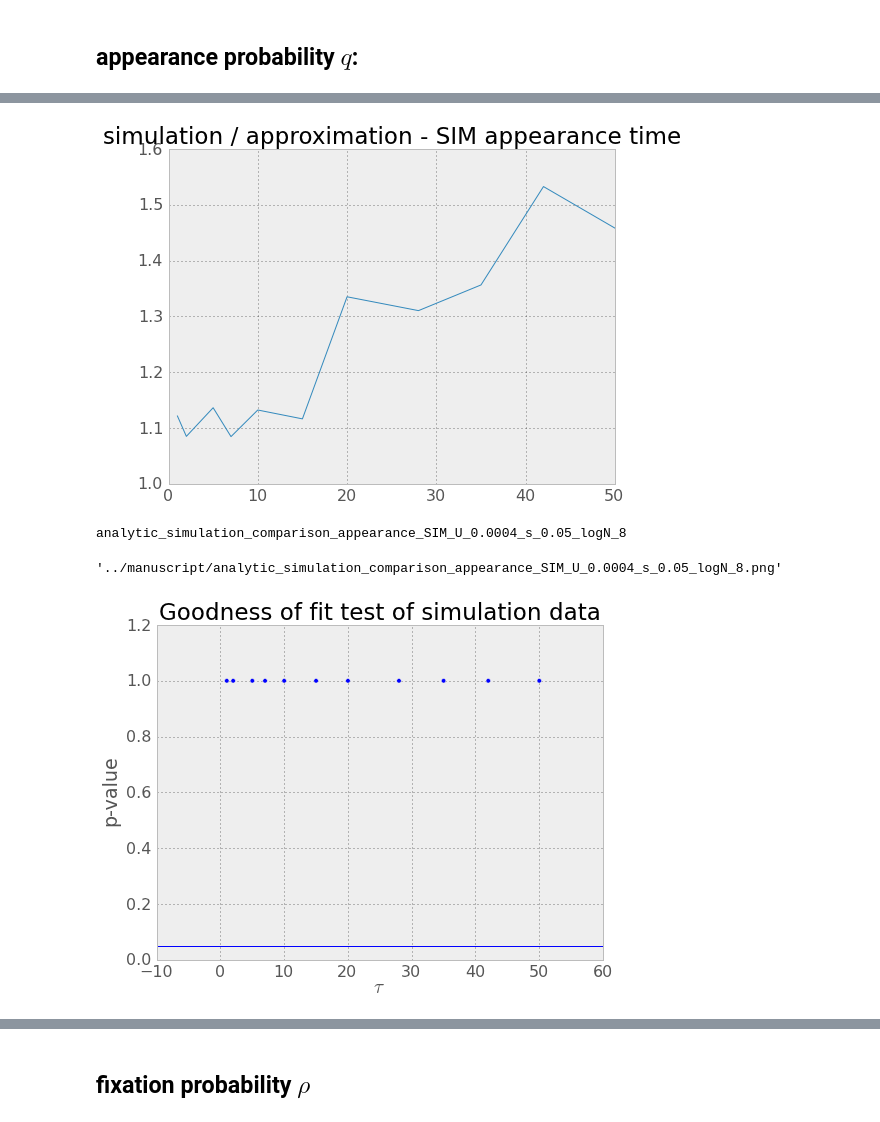
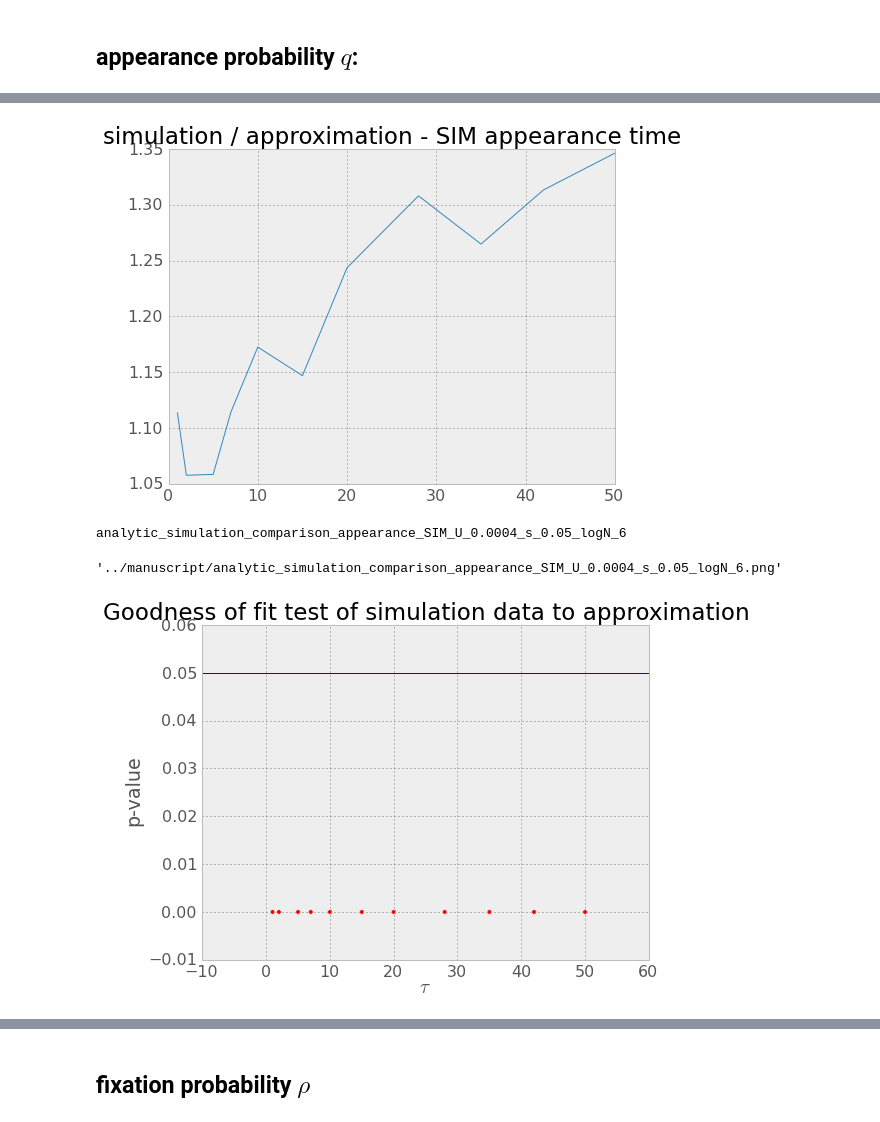
Before and after one commit to yoavram/ruggedsim, a Jupyter notebook: deterministic/notebook.ipynb, the cells around one changed output, grey strips where cells are left out. Cells and saved outputs as stored; diff of their text form; code cells hidden in the pictures.

```diff
--- a/deterministic/notebook.ipynb
+++ b/deterministic/notebook.ipynb
@@ -10,7 +10,7 @@ H = 2
 U = 0.0004 # Wielgoss et al. 2011
 # U = 0.003 # Drake 1991
 u = U * 0.2 / 1000 # Gordo, Perfeito, and Sousa 2011
-N = 1e8
+N = 1e6
 # %%
 print U < s
 print s / u < N < (s / u) ** 2
@@ -368,7 +368,7 @@ We load the results from `appearances.csv.gz`, a CSV file compressed with GZIP.
 import gzip
 import pandas as pd
 # %%
-with gzip.open("../stochastic/appearances_pop1e8.csv.gz") as f:
+with gzip.open("../stochastic/appearances_pop1e%d.csv.gz" % log10(N)) as f:
     df = pd.read_csv(f)
 df
 # %% [output]
@@ -391,6 +391,5 @@ time          240657  non-null values
 dtypes: float64(4), int64(10), object(4)
 # %%
-#s = 0.01
-N = 1e8
+s = 0.05
 print U,u,s,H, '%.2g' % N
 # %% [output]
@@ -450,8 +449,8 @@ adapt_time_se_sim = adapt_time_sd_sim / sqrt(len(adapt_time_sd_sim))
 def pearsons_chisquared_test_geometric(data, expected_mean=None):
     if expected_mean == None:
         expected_mean = mean(data)
-    obs = bincount(data)[1:]
+    obs = bincount(data)
     rv = st.geom(1./expected_mean)
-    exp = rv.pmf(range(1,len(obs) + 1)) * obs.sum() # 1 and +1 to avoid counting zeros which are not allowed in geometric dist.
-    chistat = ( (obs[i] - exp[i])**2 / exp[i] ).sum()
-    return st.chisqprob(chistat, (obs>0).sum() - 1)
+    exp = rv.pmf(range(len(obs))) * obs.sum()
+    chistat, pval = st.chisquare(obs[1:], exp[1:], 1)
+    return pval
@@ -520,19 +507,19 @@ ax.set_ylim((app_time_mean_sim.min() + app_time_se_sim.max(), app_time_mean_sim.
 plot(taus, [app_time_mean_sim[i] * appearance_sim_exact(TT,U,u,s,H) for i,TT in enumerate(taus)])
 title("simulation / approximation - SIM appearance time");
 # %% [output]
-[figure, old version]
+[figure, new version]
 # %%
 plot_filename = 'analytic_simulation_comparison_appearance_SIM_U_%.4f_s_%.2f_logN_%d' % (U,s,log10(N))
 print(plot_filename)
 save_figure(fig,ax,plot_filename)
 # %% [output]
-analytic_simulation_comparison_appearance_SIM_U_0.0004_s_0.05_logN_8
+analytic_simulation_comparison_appearance_SIM_U_0.0004_s_0.05_logN_6
-'../manuscript/analytic_simulation_comparison_appearance_SIM_U_0.0004_s_0.05_logN_8.png'
+'../manuscript/analytic_simulation_comparison_appearance_SIM_U_0.0004_s_0.05_logN_6.png'
 # %%
-scatter(taus,[pearsons_chisquared_test_geometric(xdf_sim[xdf_sim.tau==TT].dif, 1./(N*appearance_sim_exact(TT,U,u,s,H))) for TT in taus])
+scatter(taus,[pearsons_chisquared_test_geometric(xdf_sim[xdf_sim.tau==TT].dif, 1./(N*appearance_sim_exact(TT,U,u,s,H))) for TT in taus], c='r')
 axhline(0.05);
-title("Goodness of fit test of simulation data")
+title("Goodness of fit test of simulation data to approximation")
 xlabel(r"$\tau$")
 ylabel("p-value");
 # %% [output]
-[figure, old version]
+[figure, new version]
```
Also changed, not shown: parts of 23 cells of this notebook.
